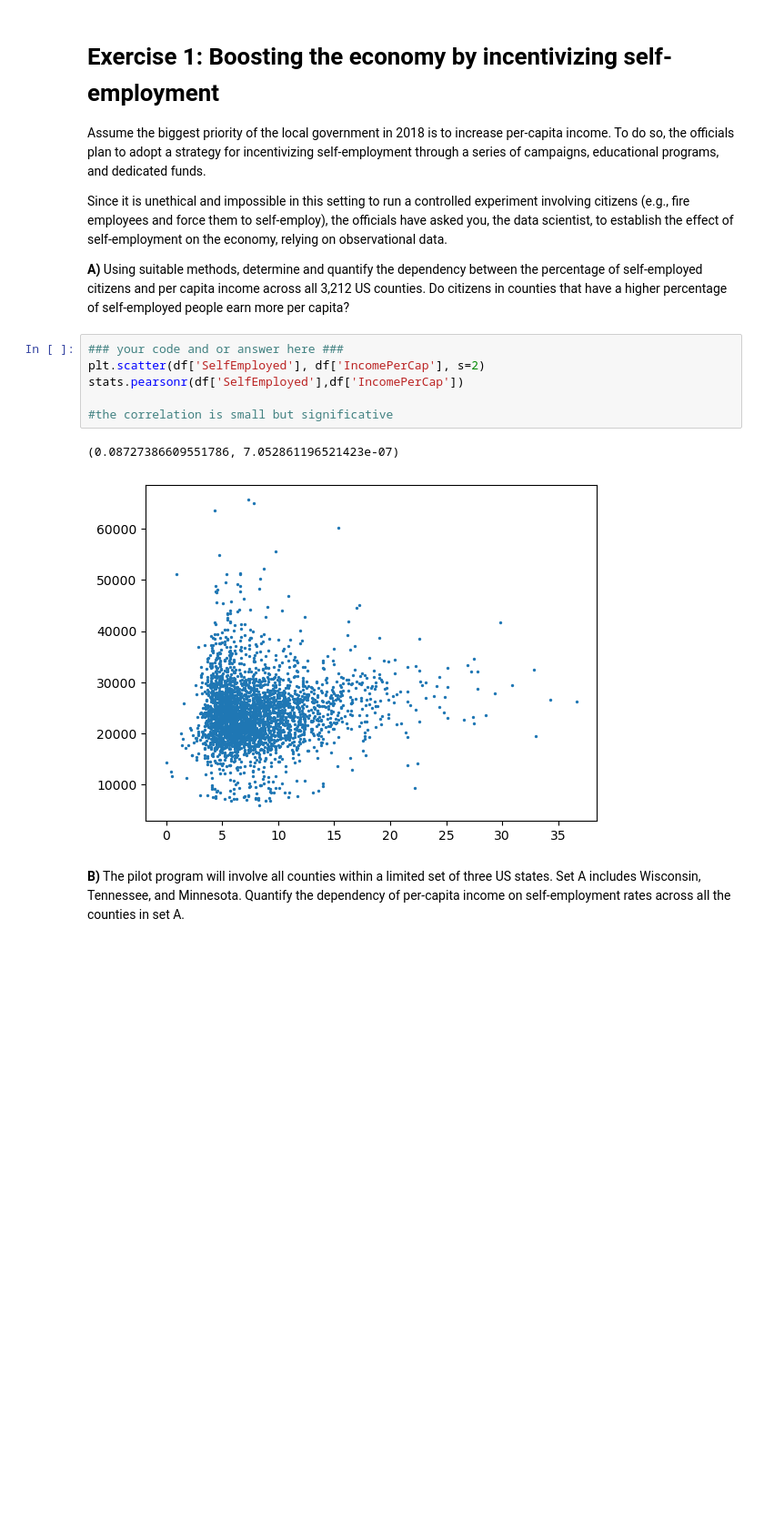
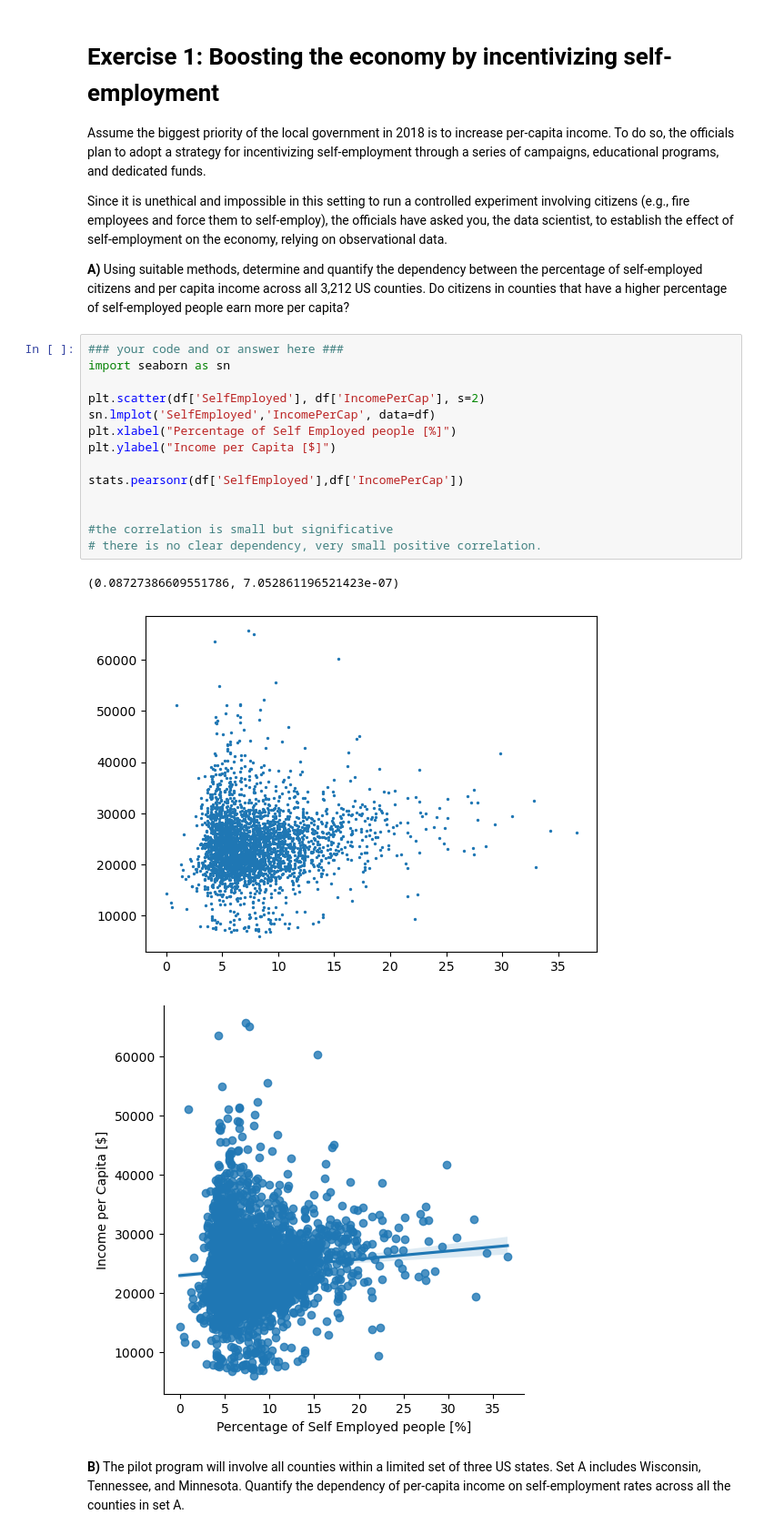
Before and after one commit to rmonney/2022, a Jupyter notebook: Tutorials/03 - Describing data/Describing_data_exercise.ipynb, the cells around one changed output. Shown: that part at 91% size. Saved outputs shown, nothing was run; the diff lists cells and outputs as text; blank space fills up the shorter version.

```diff
--- a/Tutorials/03 - Describing data/Describing_data_exercise.ipynb
+++ b/Tutorials/03 - Describing data/Describing_data_exercise.ipynb
@@ -171,13 +171,22 @@ Since it is unethical and impossible in this setting to run a controlled experim
 **A)** Using suitable methods, determine and quantify the dependency between the percentage of self-employed citizens and per capita income across all 3,212 US counties. Do citizens in counties that have a higher percentage of self-employed people earn more per capita?
 # %%
 ### your code and or answer here ###
+import seaborn as sn
+
 plt.scatter(df['SelfEmployed'], df['IncomePerCap'], s=2)
+sn.lmplot('SelfEmployed','IncomePerCap', data=df)
+plt.xlabel("Percentage of Self Employed people [%]")
+plt.ylabel("Income per Capita [$]")
+
 stats.pearsonr(df['SelfEmployed'],df['IncomePerCap'])
 
+
 #the correlation is small but significative
+# there is no clear dependency, very small positive correlation.
 # %% [output]
 (0.08727386609551786, 7.052861196521423e-07)
 [figure]
+[figure, added]
 # %% [markdown]
 **B)** The pilot program will involve all counties within a limited set of three US states. Set A includes Wisconsin, Tennessee, and  Minnesota. Quantify the dependency of per-capita income on self-employment rates across all the counties in set A.
 # %%
```
Also changed, not shown: parts of 6 cells of this notebook.
